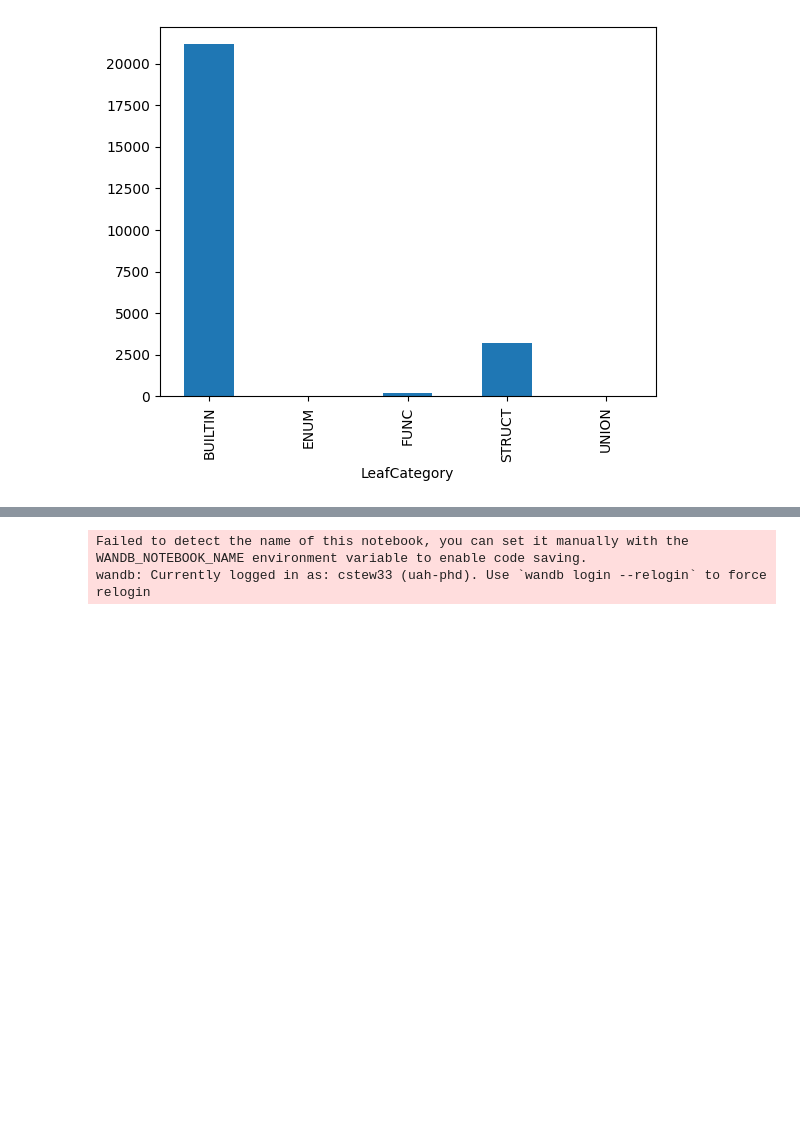
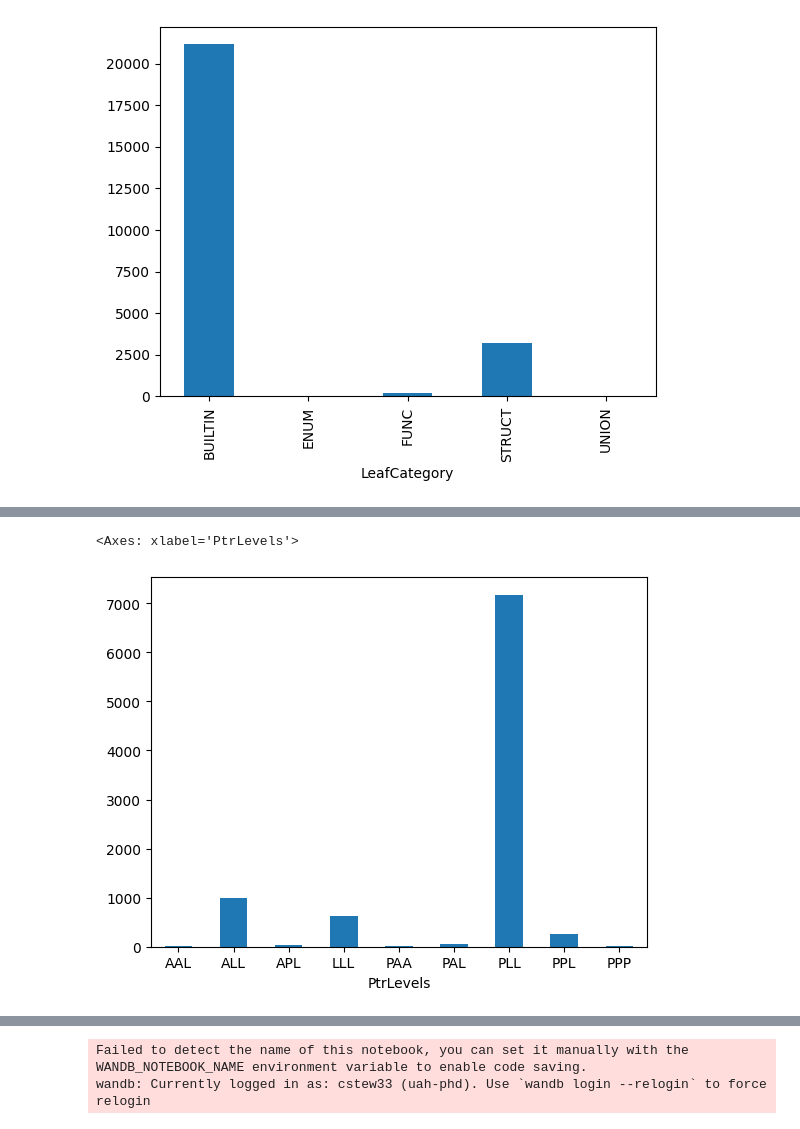
Before and after one commit to lasserre/datatype-recovery-experiments, a Jupyter notebook: notebooks/eval_NEW_ENCODING.ipynb, the cells around one changed output, grey strips where cells are left out. Saved outputs shown, nothing was run; the diff lists cells and outputs as text; code cells hidden in the pictures; blank space fills up the shorter version.

```diff
--- a/notebooks/eval_NEW_ENCODING.ipynb
+++ b/notebooks/eval_NEW_ENCODING.ipynb
@@ -51,0 +106,5 @@ df.groupby('LeafCategory').count().FunctionStart.plot(kind='bar')
+# %%
+balanced_df.groupby('PtrLevels').count().FunctionStart.plot(kind='bar',rot=0)
+# %% [output]
+<Axes: xlabel='PtrLevels'>
+[figure, added]
```
Also changed, not shown: parts of 13 cells of this notebook, 2 other files.
